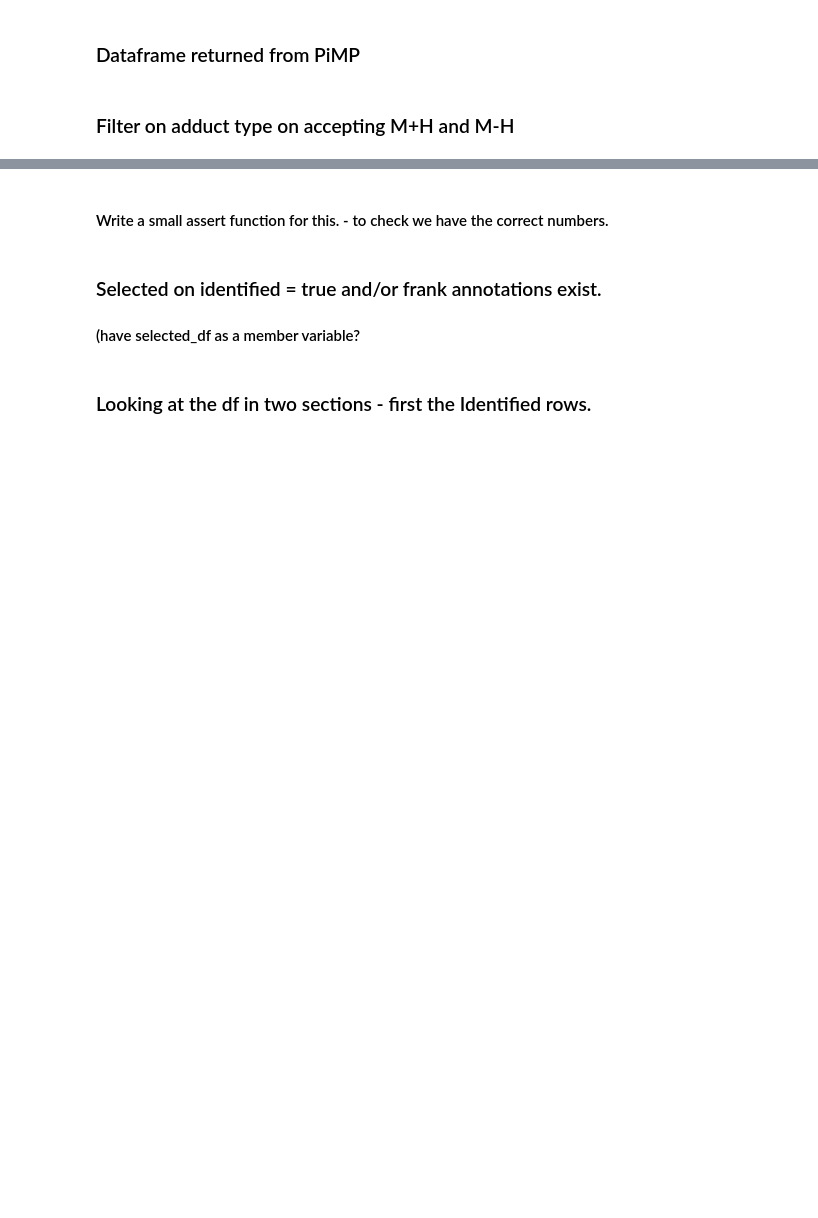
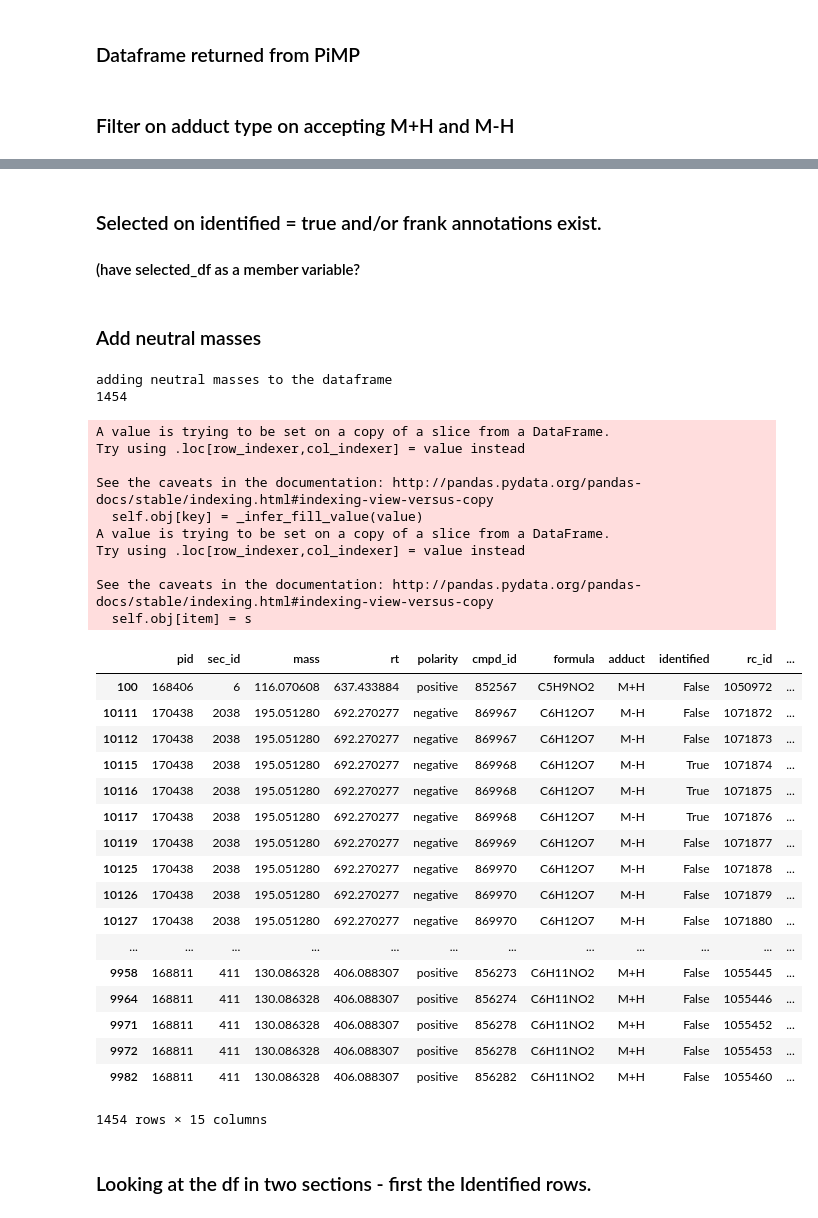
Before and after one commit to kmcluskey/FlyOmics, a Jupyter notebook: notebooks/Populate Peaks 2.ipynb, the cells around one changed output, grey strips where cells are left out. Saved outputs shown, nothing was run; the diff lists cells and outputs as text; code cells hidden in the pictures; blank space fills up the shorter version.

```diff
--- a/notebooks/Populate Peaks 2.ipynb
+++ b/notebooks/Populate Peaks 2.ipynb
@@ -43,2 +83,0 @@ display(f_adducts)
-# %% [markdown]
-#### Write a small assert function for this. - to check we have the correct numbers.
@@ -61,9 +87,42 @@ display(f_adducts[test3].shape[0])
 # %%
 with_annot = (f_adducts['frank_annot'].notnull()) | (f_adducts['identified']=='True')
 selected_df = f_adducts[with_annot]
+# %% [markdown]
+### Add neutral masses
 # %%
-selected_df = add_neutral_masses(selected_df)
-display(selected_df)
+new_df = add_neutral_masses(selected_df)
+display(new_df)
+# %% [output]
+adding neutral masses to the dataframe
+1454
+A value is trying to be set on a copy of a slice from a DataFrame.
+Try using .loc[row_indexer,col_indexer] = value instead
+
+See the caveats in the documentation: http://pandas.pydata.org/pandas-docs/stable/indexing.html#indexing-view-versus-copy
+  self.obj[key] = _infer_fill_value(value)
+A value is trying to be set on a copy of a slice from a DataFrame.
+Try using .loc[row_indexer,col_indexer] = value instead
+
+See the caveats in the documentation: http://pandas.pydata.org/pandas-docs/stable/indexing.html#indexing-view-versus-copy
+  self.obj[item] = s
+|  | pid | sec_id | mass | rt | polarity | cmpd_id | formula | adduct | identified | rc_id | ... |
+| 100 | 168406 | 6 | 116.070608 | 637.433884 | positive | 852567 | C5H9NO2 | M+H | False | 1050972 | ... |
+| 10111 | 170438 | 2038 | 195.051280 | 692.270277 | negative | 869967 | C6H12O7 | M-H | False | 1071872 | ... |
+| 10112 | 170438 | 2038 | 195.051280 | 692.270277 | negative | 869967 | C6H12O7 | M-H | False | 1071873 | ... |
+| 10115 | 170438 | 2038 | 195.051280 | 692.270277 | negative | 869968 | C6H12O7 | M-H | True | 1071874 | ... |
+| 10116 | 170438 | 2038 | 195.051280 | 692.270277 | negative | 869968 | C6H12O7 | M-H | True | 1071875 | ... |
+| 10117 | 170438 | 2038 | 195.051280 | 692.270277 | negative | 869968 | C6H12O7 | M-H | True | 1071876 | ... |
+| 10119 | 170438 | 2038 | 195.051280 | 692.270277 | negative | 869969 | C6H12O7 | M-H | False | 1071877 | ... |
+| 10125 | 170438 | 2038 | 195.051280 | 692.270277 | negative | 869970 | C6H12O7 | M-H | False | 1071878 | ... |
+| 10126 | 170438 | 2038 | 195.051280 | 692.270277 | negative | 869970 | C6H12O7 | M-H | False | 1071879 | ... |
+| 10127 | 170438 | 2038 | 195.051280 | 692.270277 | negative | 869970 | C6H12O7 | M-H | False | 1071880 | ... |
+| ... | ... | ... | ... | ... | ... | ... | ... | ... | ... | ... | ... |
+| 9958 | 168811 | 411 | 130.086328 | 406.088307 | positive | 856273 | C6H11NO2 | M+H | False | 1055445 | ... |
+| 9964 | 168811 | 411 | 130.086328 | 406.088307 | positive | 856274 | C6H11NO2 | M+H | False | 1055446 | ... |
+| 9971 | 168811 | 411 | 130.086328 | 406.088307 | positive | 856278 | C6H11NO2 | M+H | False | 1055452 | ... |
+| 9972 | 168811 | 411 | 130.086328 | 406.088307 | positive | 856278 | C6H11NO2 | M+H | False | 1055453 | ... |
+| 9982 | 168811 | 411 | 130.086328 | 406.088307 | positive | 856282 | C6H11NO2 | M+H | False | 1055460 | ... |
+1454 rows × 15 columns
 # %% [markdown]
 ### Looking at the df in two sections - first the Identified rows.
 # %%
```
Also changed, not shown: parts of 12 cells of this notebook.
